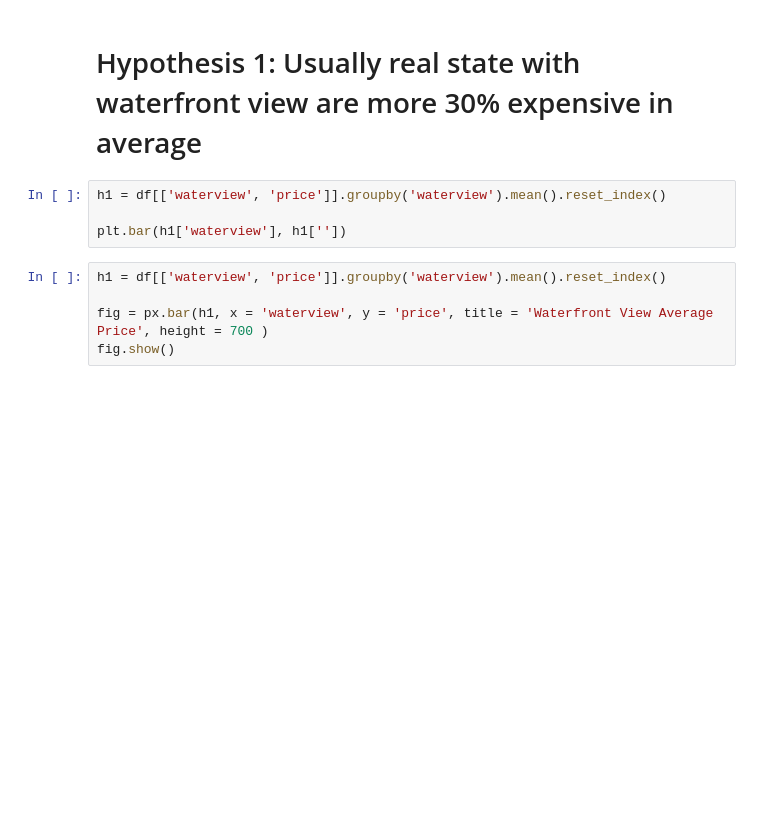
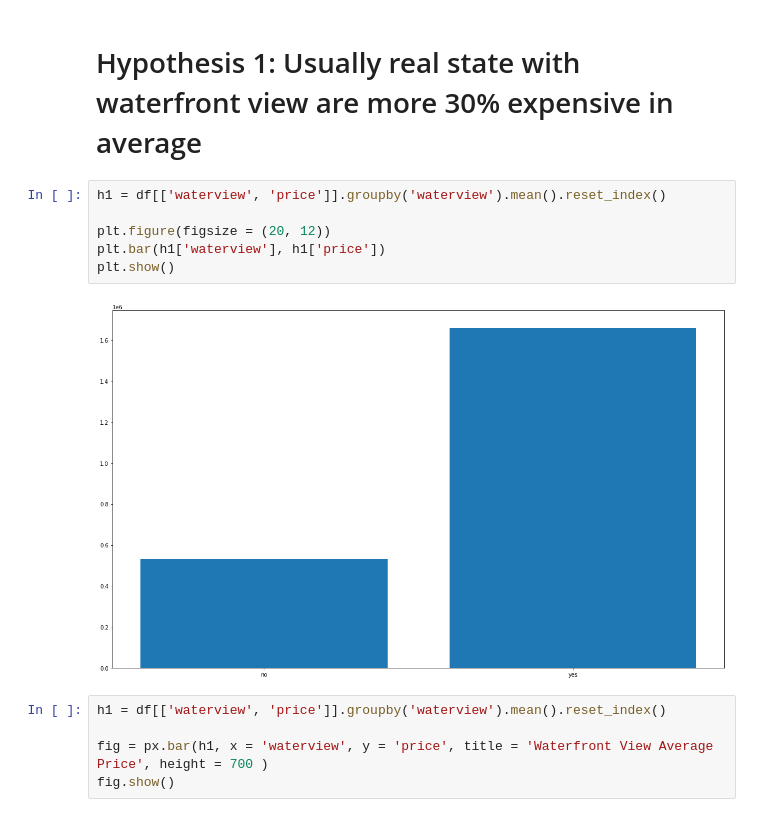
Before and after one commit to victorhusouza/insight_project, a Jupyter notebook: insight_project.ipynb, the cells around one changed output. Saved outputs shown, nothing was run; the diff lists cells and outputs as text; blank space fills up the shorter version.

```diff
--- a/insight_project.ipynb
+++ b/insight_project.ipynb
@@ -156,10 +156,14 @@ df['month'] = pd.to_datetime(df['date']).dt.month
 # 2.0 Answering hypothesis
 # %% [markdown]
 # Hypothesis 1: Usually real state with waterfront view are more 30% expensive in average
-# %%
-h1 = df[['waterview', 'price']].groupby('waterview').mean().reset_index()
-
-plt.bar(h1['waterview'], h1[''])
+# %%
+h1 = df[['waterview', 'price']].groupby('waterview').mean().reset_index()
+
+plt.figure(figsize = (20, 12))
+plt.bar(h1['waterview'], h1['price'])
+plt.show()
+# %% [output]
+[figure, added]
 # %%
 h1 = df[['waterview', 'price']].groupby('waterview').mean().reset_index()
 
```
Also changed, not shown: parts of 4 cells of this notebook.
